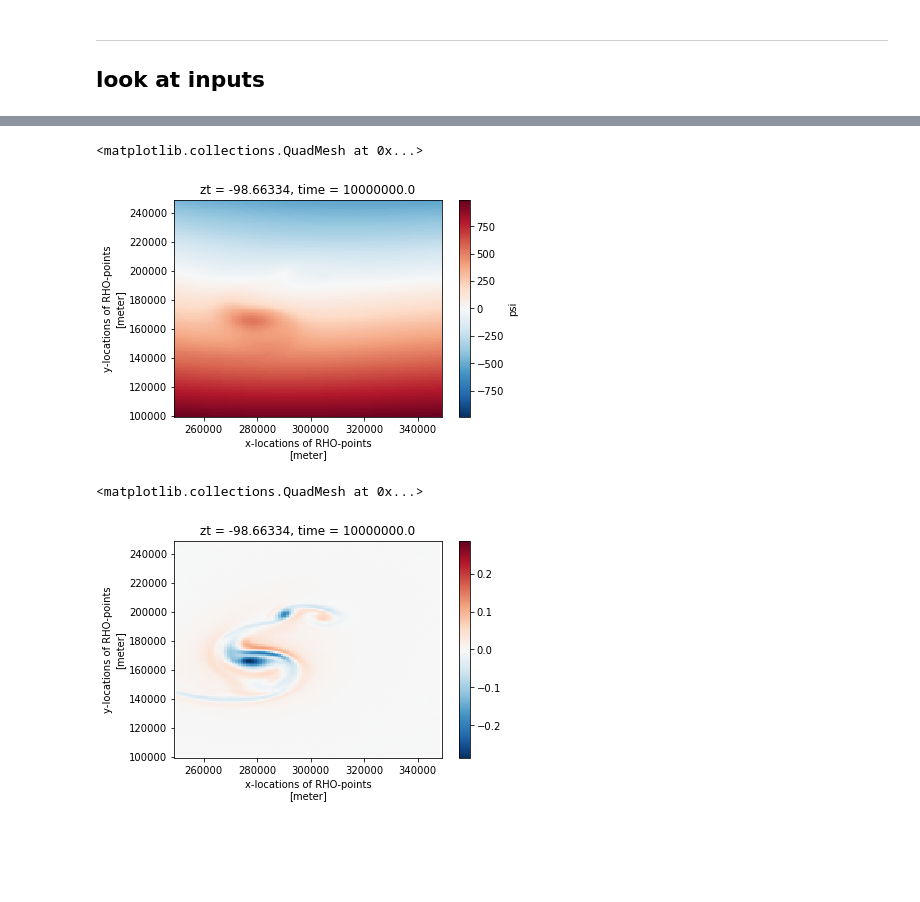
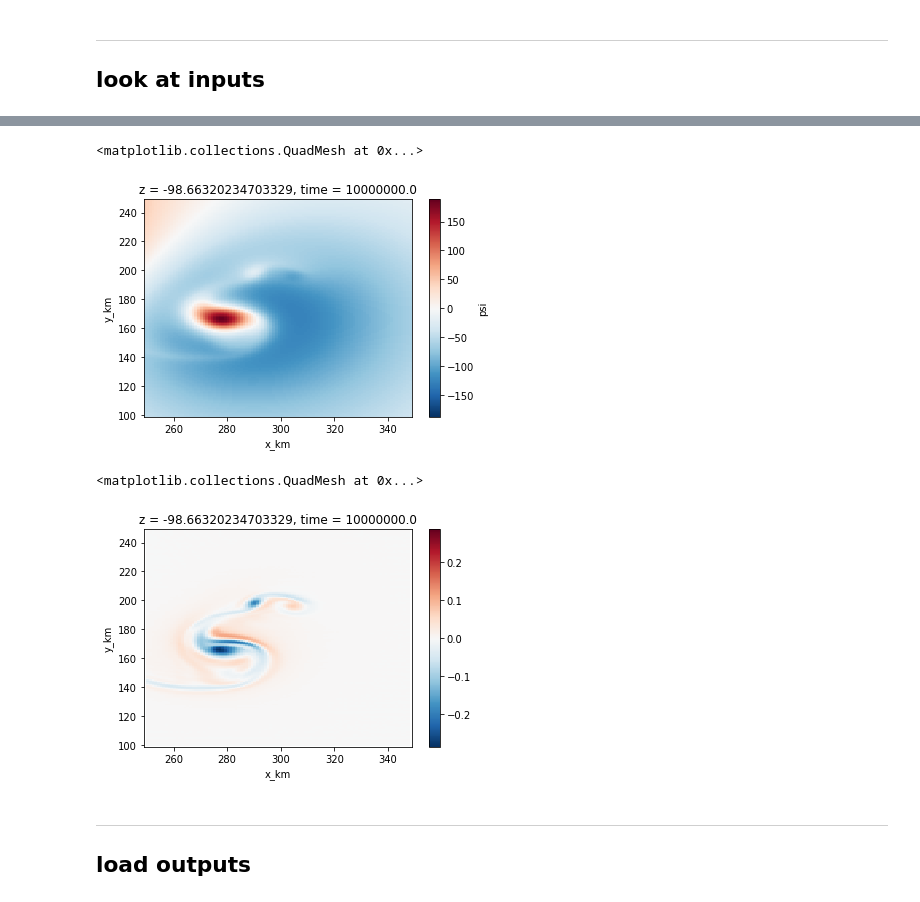
Before and after one commit to apatlpo/qgsolver, a Jupyter notebook: output/roms_seamount.ipynb, the cells around one changed output, grey strips where cells are left out. Drawn from its saved outputs; the diff is of its cells as text; code cells hidden in the pictures; blank space fills up the shorter version.

```diff
--- a/output/roms_seamount.ipynb
+++ b/output/roms_seamount.ipynb
@@ -8,3 +12,7 @@ import matplotlib.pyplot as plt
 # %%
 path_work = '/home1/datawork/aponte/seamount/'
-path_output = path_work+'case1/'
+path_output = path_work+'frompv_ybg_topdir/'
+#
+#path_output = path_work+'fromnc_noybg_topneu'
+#path_output = path_work+'fromnc_ybg_topneu/'
+#path_output = path_work+'fromnc_ybg_topdir/'
@@ -58,0 +23,4 @@ Data variables:
+# %%
+ds_in = open_input(path_output) #, substract_bg=False)
+f0 = ds_in.f0
+ds_in
@@ -59,11 +45,15 @@ Data variables:
 # %%
-ds_in.psi.isel(zt=0).plot()
+ds_in.psi.isel(z=0).plot(x='x_km',y='y_km')
 # %% [output]
 <matplotlib.collections.QuadMesh at 0x...>
-[figure, old version]
+[figure, new version]
 # %%
-zeta_in = vorticity(ds_in.psi.isel(zt=0))
-(zeta_in/f0).plot()
+zeta_in = vorticity(ds_in.psi.isel(z=0))
+(zeta_in/f0).plot(x='x_km',y='y_km')
 # %% [output]
 <matplotlib.collections.QuadMesh at 0x...>
-[figure, old version]
+[figure, new version]
+# %% [markdown]
+---
+
+## load outputs
```
Also changed, not shown: parts of 15 cells of this notebook, 7 other files.
